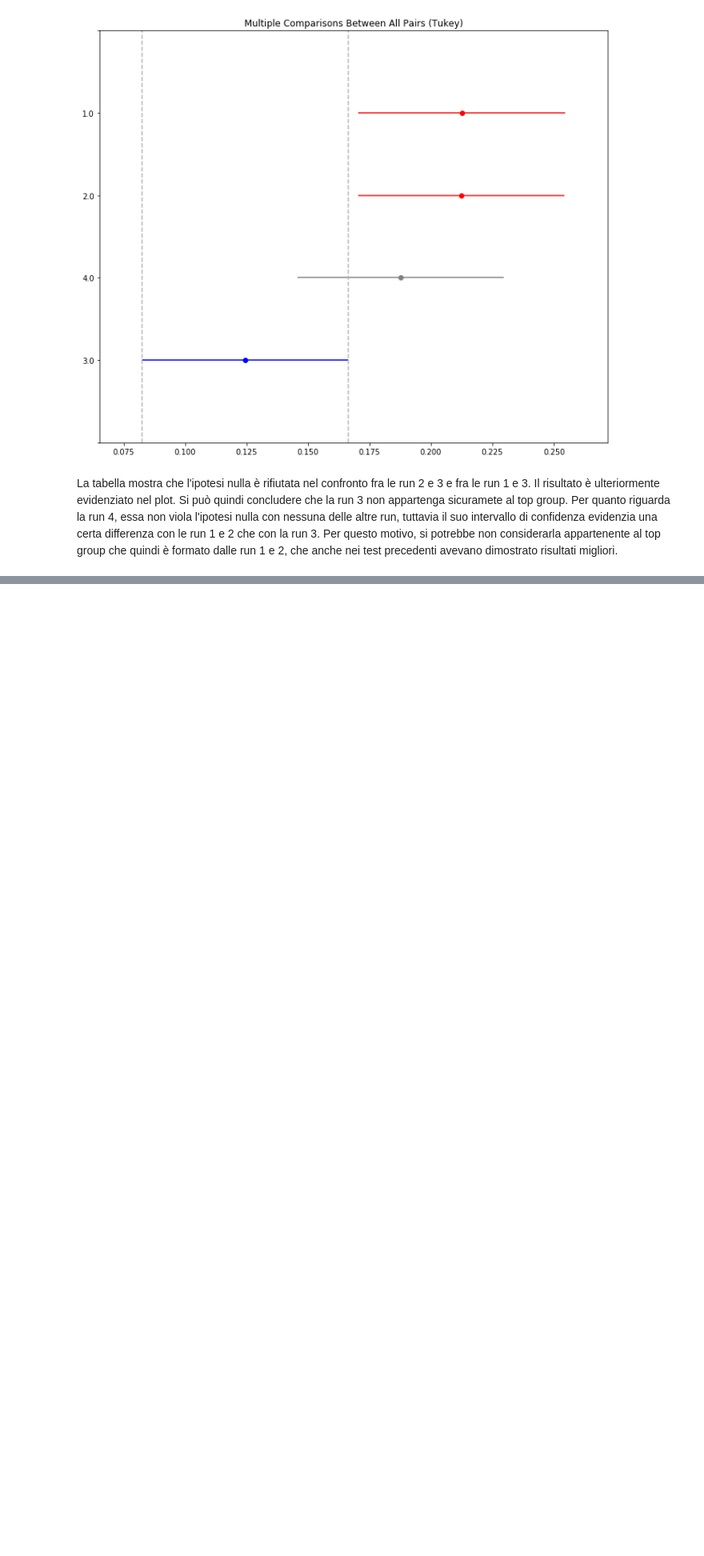
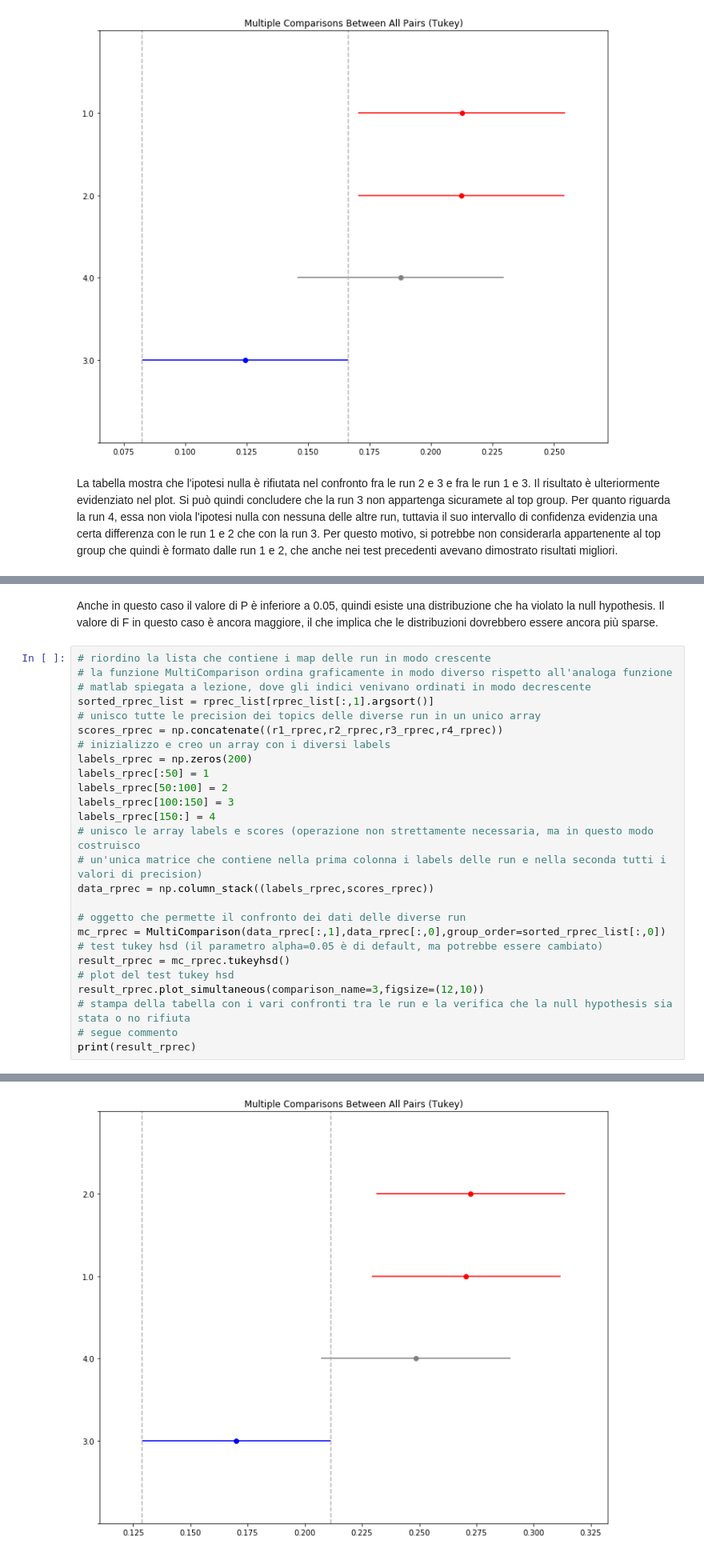
Before and after one commit to chrisob194/informationretrievalhw, a Jupyter notebook: repository/ChristianObetti_1205719_notebook_hw1.ipynb, the cells around one changed output, grey strips where cells are left out. Shown: that part at 80% size. Cells and saved outputs as stored; diff of their text form; blank space fills up the shorter version.

```diff
--- a/repository/ChristianObetti_1205719_notebook_hw1.ipynb
+++ b/repository/ChristianObetti_1205719_notebook_hw1.ipynb
@@ -226,0 +257,29 @@ La tabella mostra che l'ipotesi nulla è rifiutata nel confronto fra le run 2 e
+# %% [markdown]
+Anche in questo caso il valore di P è inferiore a 0.05, quindi esiste una distribuzione che ha violato la null hypothesis. Il valore di F in questo caso è ancora maggiore, il che implica che le distribuzioni dovrebbero essere ancora più sparse.
+# %%
+# riordino la lista che contiene i map delle run in modo crescente
+# la funzione MultiComparison ordina graficamente in modo diverso rispetto all'analoga funzione
+# matlab spiegata a lezione, dove gli indici venivano ordinati in modo decrescente
+sorted_rprec_list = rprec_list[rprec_list[:,1].argsort()]
+# unisco tutte le precision dei topics delle diverse run in un unico array
+scores_rprec = np.concatenate((r1_rprec,r2_rprec,r3_rprec,r4_rprec))
+# inizializzo e creo un array con i diversi labels
+labels_rprec = np.zeros(200)
+labels_rprec[:50] = 1
+labels_rprec[50:100] = 2
+labels_rprec[100:150] = 3
+labels_rprec[150:] = 4
+# unisco le array labels e scores (operazione non strettamente necessaria, ma in questo modo costruisco
+# un'unica matrice che contiene nella prima colonna i labels delle run e nella seconda tutti i valori di precision)
+data_rprec = np.column_stack((labels_rprec,scores_rprec))
+
+# oggetto che permette il confronto dei dati delle diverse run
+mc_rprec = MultiComparison(data_rprec[:,1],data_rprec[:,0],group_order=sorted_rprec_list[:,0])
+# test tukey hsd (il parametro alpha=0.05 è di default, ma potrebbe essere cambiato)
+result_rprec = mc_rprec.tukeyhsd()
+# plot del test tukey hsd
+result_rprec.plot_simultaneous(comparison_name=3,figsize=(12,10))
+# stampa della tabella con i vari confronti tra le run e la verifica che la null hypothesis sia stata o no rifiuta
+# segue commento
+print(result_rprec)
+# %% [output]
@@ -226,0 +297 @@ La tabella mostra che l'ipotesi nulla è rifiutata nel confronto fra le run 2 e
+[figure, added]
```
Also changed, not shown: parts of 21 cells of this notebook, 6 other files.
